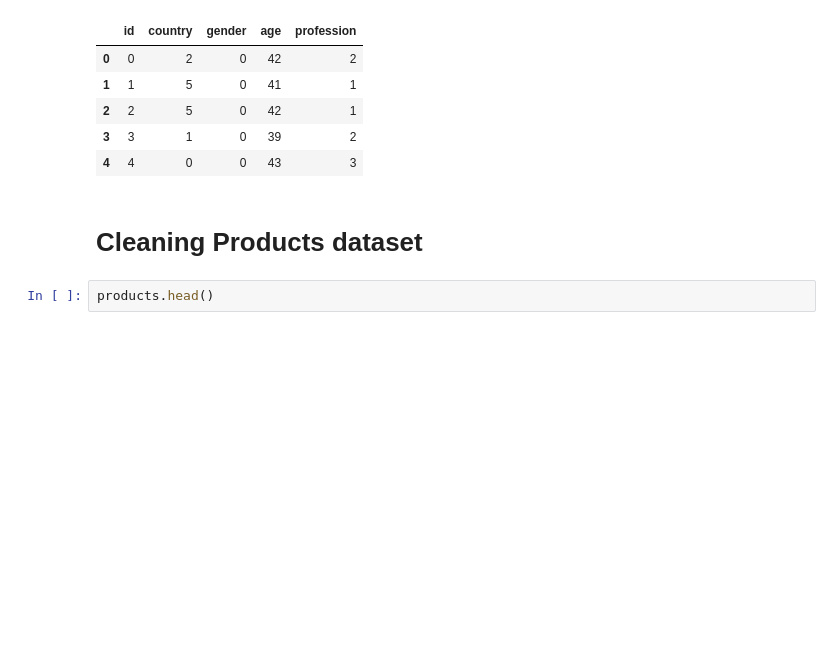
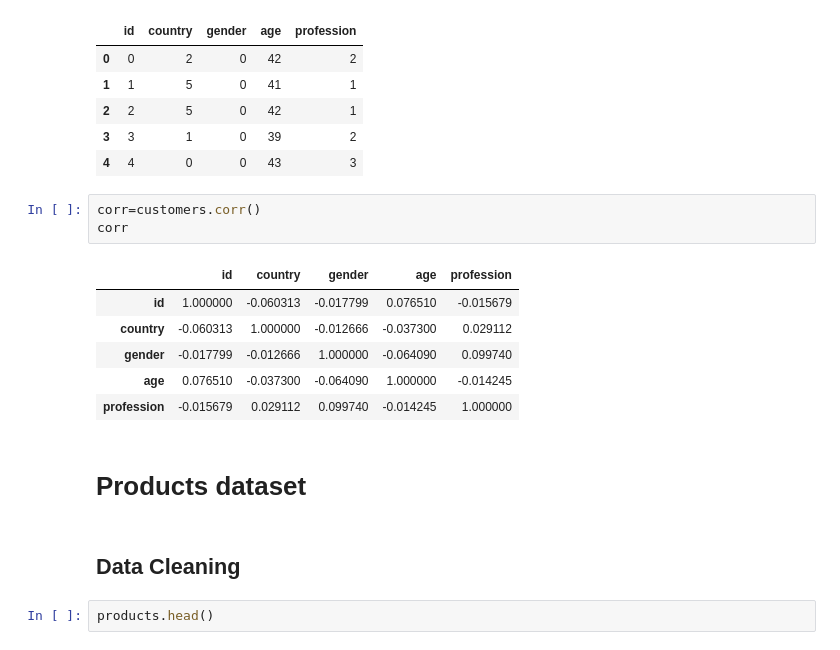
Before and after one commit to saharkhmissi11/customers-segmentation, a Jupyter notebook: customers_segmentation.ipynb, the cells around one changed output. Drawn from its saved outputs; the diff is of its cells as text; blank space fills up the shorter version.

```diff
--- a/customers_segmentation.ipynb
+++ b/customers_segmentation.ipynb
@@ -100,8 +104,20 @@ customers.head()
 | 2 | 2 | 5 | 0 | 42 | 1 |
 | 3 | 3 | 1 | 0 | 39 | 2 |
 | 4 | 4 | 0 | 0 | 43 | 3 |
+# %%
+corr=customers.corr()
+corr
+# %% [output]
+|  | id | country | gender | age | profession |
+| id | 1.000000 | -0.060313 | -0.017799 | 0.076510 | -0.015679 |
+| country | -0.060313 | 1.000000 | -0.012666 | -0.037300 | 0.029112 |
+| gender | -0.017799 | -0.012666 | 1.000000 | -0.064090 | 0.099740 |
+| age | 0.076510 | -0.037300 | -0.064090 | 1.000000 | -0.014245 |
+| profession | -0.015679 | 0.029112 | 0.099740 | -0.014245 | 1.000000 |
 # %% [markdown]
-# Cleaning Products dataset
+# Products dataset
+# %% [markdown]
+## Data Cleaning
 # %%
 products.head()
 # %% [output]
```
Also changed, not shown: parts of 25 cells of this notebook.
